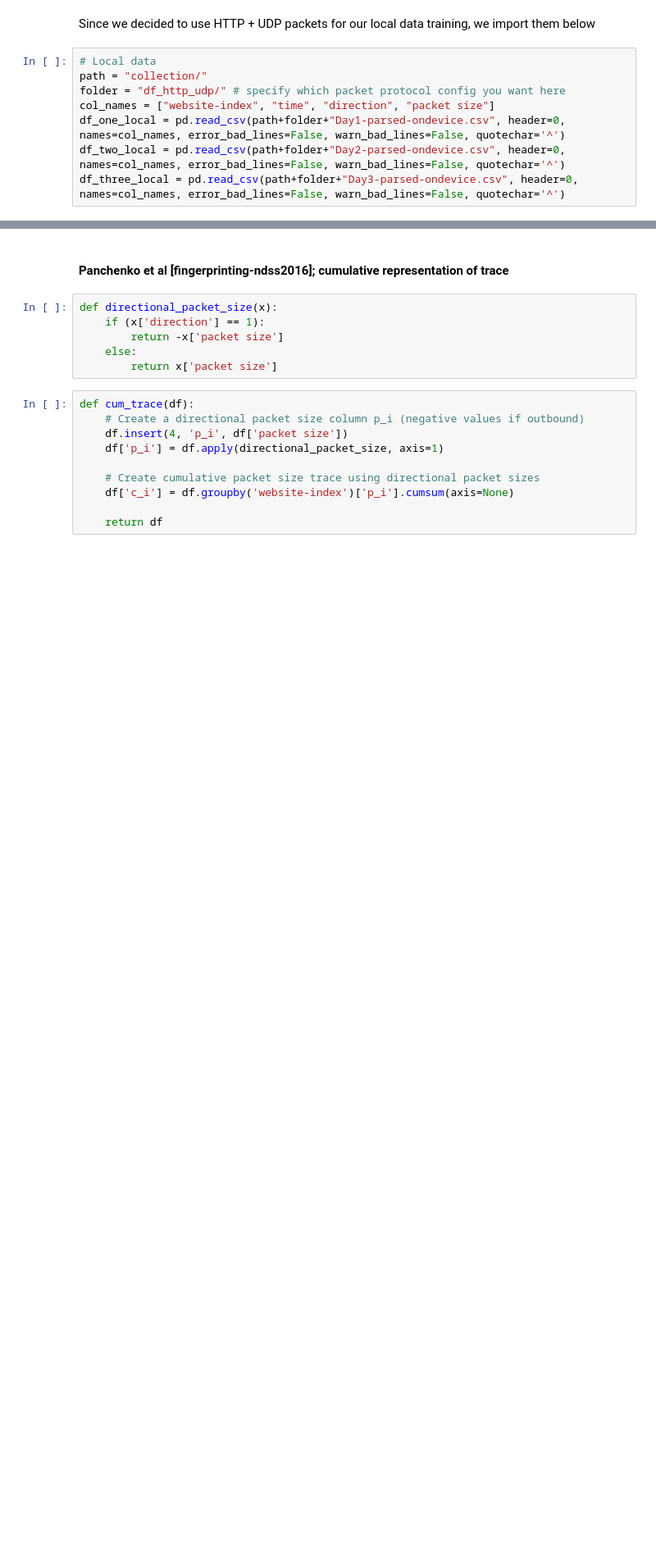
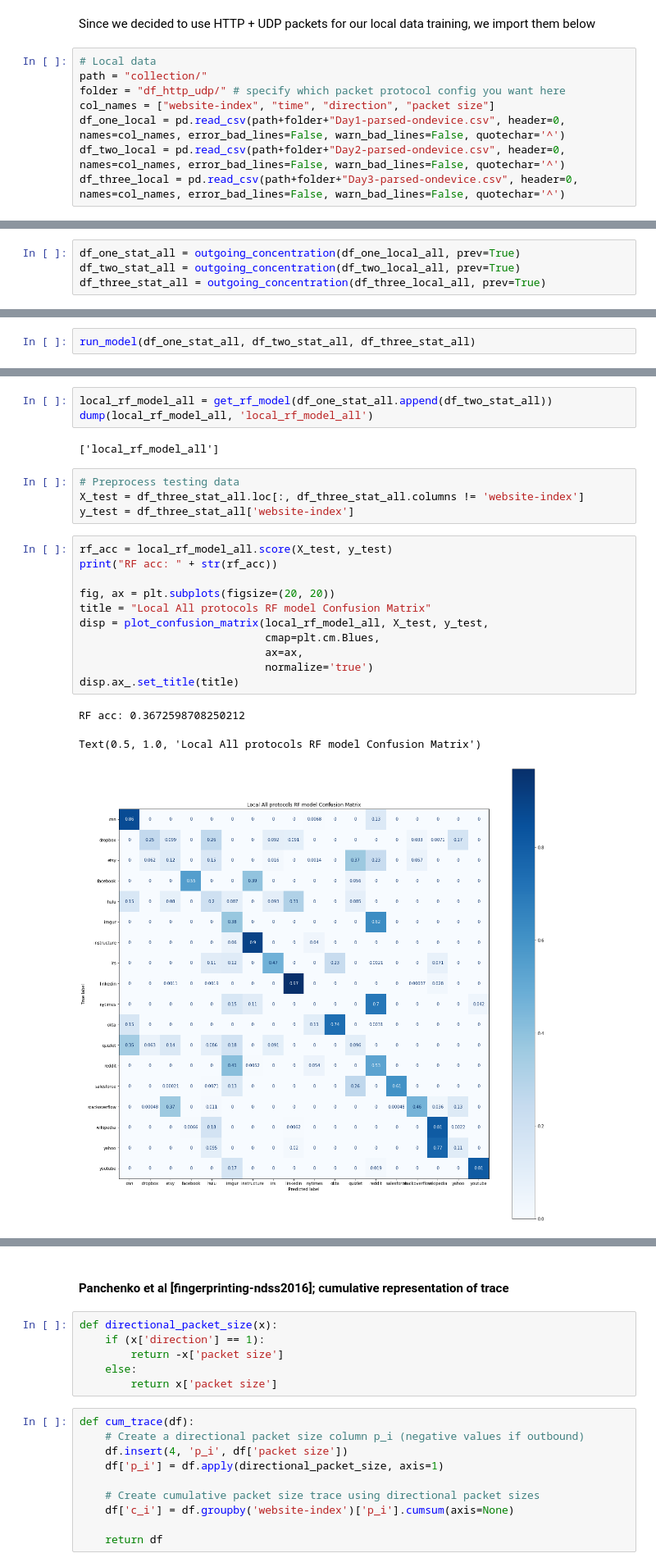
Before and after one commit to mbronckers/cmsc23360, a Jupyter notebook: p2/Submission.ipynb, the cells around one changed output, grey strips where cells are left out. Shown: that part at 82% size. Drawn from its saved outputs; the diff is of its cells as text; blank space fills up the shorter version.

```diff
--- a/p2/Submission.ipynb
+++ b/p2/Submission.ipynb
@@ -262,0 +262,4 @@ df_three_stat = outgoing_concentration(df_three, prev=True)
+# %%
+df_one_stat_all = outgoing_concentration(df_one_local_all, prev=True)
+df_two_stat_all = outgoing_concentration(df_two_local_all, prev=True)
+df_three_stat_all = outgoing_concentration(df_three_local_all, prev=True)
@@ -262,0 +275,2 @@ df_three_stat = outgoing_concentration(df_three, prev=True)
+# %%
+run_model(df_one_stat_all, df_two_stat_all, df_three_stat_all)
@@ -262,0 +312,24 @@ df_three_stat = outgoing_concentration(df_three, prev=True)
+# %%
+local_rf_model_all = get_rf_model(df_one_stat_all.append(df_two_stat_all))
+dump(local_rf_model_all, 'local_rf_model_all')
+# %% [output]
+['local_rf_model_all']
+# %%
+# Preprocess testing data
+X_test = df_three_stat_all.loc[:, df_three_stat_all.columns != 'website-index']
+y_test = df_three_stat_all['website-index']
+# %%
+rf_acc = local_rf_model_all.score(X_test, y_test)
+print("RF acc: " + str(rf_acc))
+
+fig, ax = plt.subplots(figsize=(20, 20))
+title = "Local All protocols RF model Confusion Matrix"
+disp = plot_confusion_matrix(local_rf_model_all, X_test, y_test,
+                             cmap=plt.cm.Blues,
+                             ax=ax,
+                             normalize='true')
+disp.ax_.set_title(title)
+# %% [output]
+RF acc: 0.3672598708250212
+Text(0.5, 1.0, 'Local All protocols RF model Confusion Matrix')
+[figure, added]
```
Also changed, not shown: parts of 123 cells of this notebook, 5 other files.
